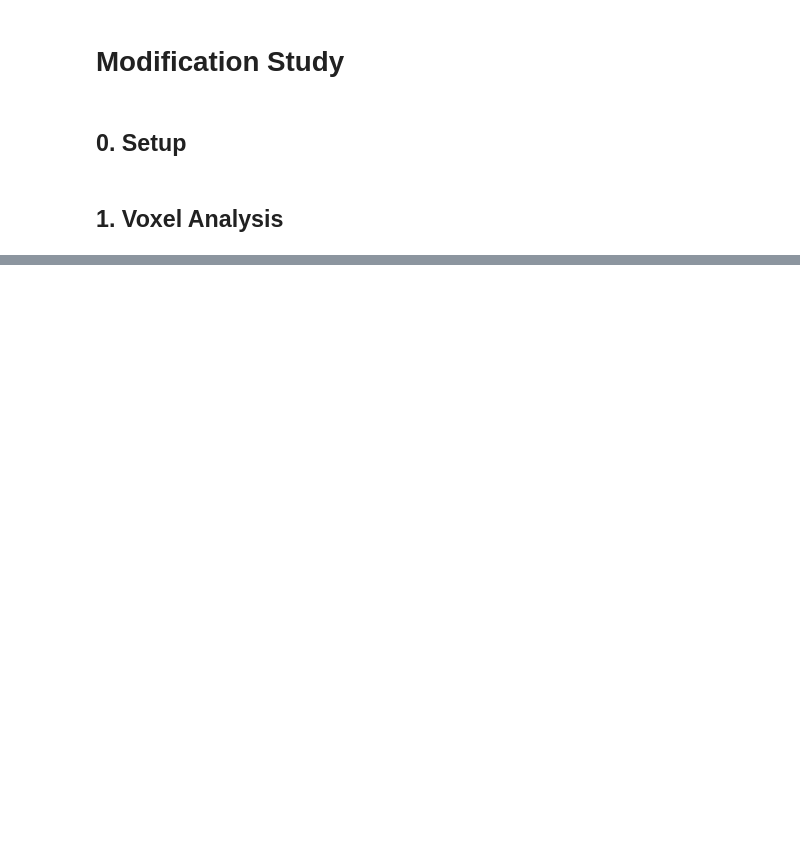
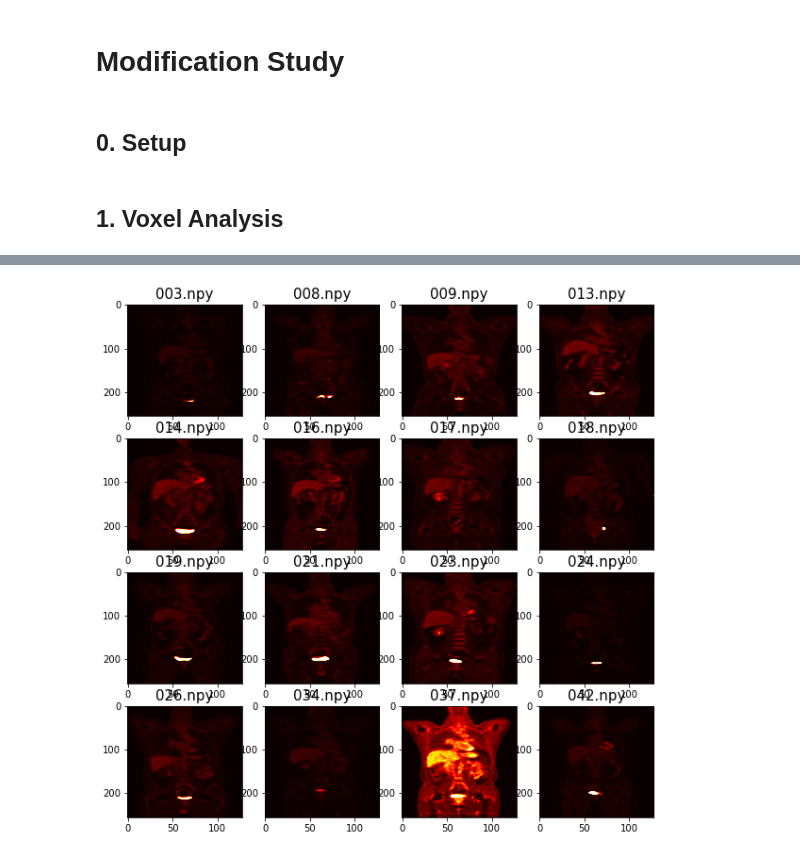
Before and after one commit to rubato-yeong/med_img_registration, a Jupyter notebook: Registration/utils/preprocessing/modification_study.ipynb, the cells around one changed output, grey strips where cells are left out. Saved outputs shown, nothing was run; the diff lists cells and outputs as text; code cells hidden in the pictures; blank space fills up the shorter version.

```diff
--- a/Registration/utils/preprocessing/modification_study.ipynb
+++ b/Registration/utils/preprocessing/modification_study.ipynb
@@ -44,0 +42,6 @@ PT_voxel.shape
+# %%
+# With Max Limit
+fig = plt.figure(figsize=(10,10))
+mid_plot(PATH=PT_PATH, fig=fig, grid=(4,4), vmax=0.2, cmap=plt.cm.hot)
+# %% [output]
+[figure, added]
```
Also changed, not shown: parts of 10 cells of this notebook, 1 other file.
